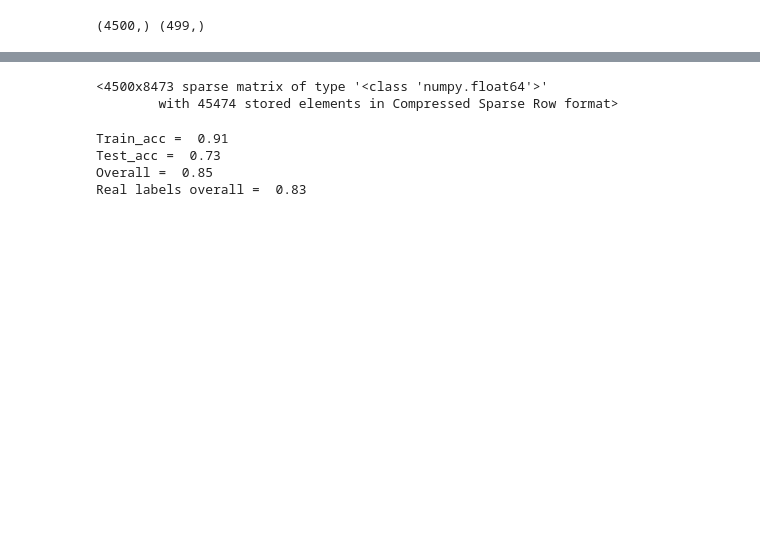
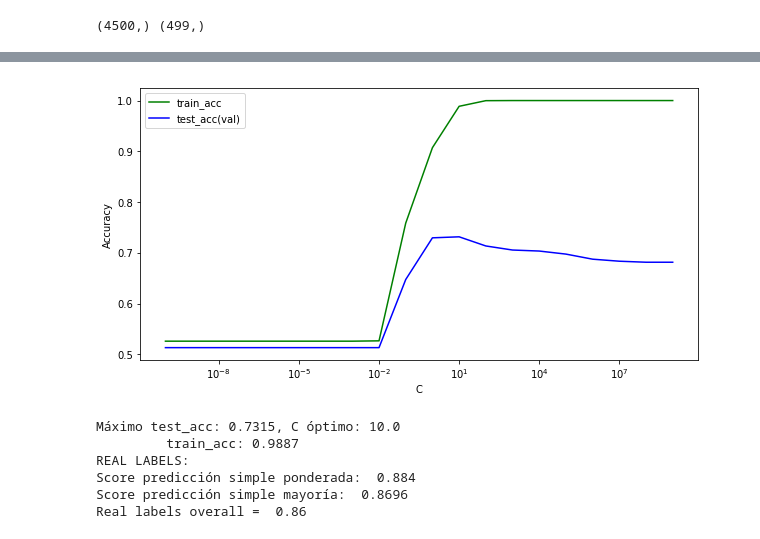
Before and after one commit to Shiroko7/INF-393-Tarea-2, a Jupyter notebook: Tarea_2_parte2.ipynb, the cells around one changed output, grey strips where cells are left out. Drawn from its saved outputs; the diff is of its cells as text; code cells hidden in the pictures; blank space fills up the shorter version.

```diff
--- a/Tarea_2_parte2.ipynb
+++ b/Tarea_2_parte2.ipynb
@@ -164,30 +149,48 @@ def do_LOGIT(x,y,xv,yv, param):
     train_acc = model.score(x,y)
     test_acc = model.score(xv,yv)
     return model, train_acc, test_acc
-# %%
-features_train
-# %% [output]
-<4500x8473 sparse matrix of type '<class 'numpy.float64'>'
-        with 45474 stored elements in Compressed Sparse Row format>
-# %%
-model, train_acc, test_acc = do_LOGIT(x = features_train, y = labels_train, xv = features_val, yv = labels_val, param = 1)
-
-print("Train_acc = ", round(train_acc,2))
-print("Test_acc = ", round(test_acc,2))
-print("Overall = ", round(train_acc*0.7+test_acc*0.3,2))
-
-train_pred = model.predict(features_train)
-test_pred = model.predict(features_val)
-
-all_pred = model.predict(features_all)
-
-print("Real labels overall = ", round(accuracy_score(y_true,all_pred),2))
-#print("Train_acc = ", round(accuracy_score(y_true[0:1499],test_pred),2))
-#print("Test_acc = ", round(accuracy_score(y_true[1499:1499+3500],train_pred),2))
-
-#accuracy_score(y_true,test_pred)
-# %% [output]
-Train_acc =  0.91
-Test_acc =  0.73
-Overall =  0.85
-Real labels overall =  0.83
+# %%
+Cs = [10**i for i in np.arange(-10,10,1).astype(float)]
+
+ltrain = list()
+ltest  = list()
+for i in Cs:
+    model, train_acc, test_acc = do_LOGIT(features_train,labels_train,features_val,labels_val, param = i)
+    ltrain.append(train_acc)
+    ltest.append(test_acc)
+
+plt.figure(figsize=(10,5))
+plt.semilogx(Cs, ltrain, c = 'green', label = 'train_acc')
+plt.semilogx(Cs, ltest, c = 'blue', label = 'test_acc(val)')
+plt.ylabel("Accuracy")
+plt.xlabel("C")
+plt.legend()
+plt.show()
+
+#####
+print("Máximo test_acc: "+str(round(max(ltest),4)) + ", C óptimo: "+ str(round(Cs[ltest.index(max(ltest))],4)))
+print("\t train_acc: "+str(round(ltrain[ltest.index(max(ltest))],4)))
+
+train_pred = model.predict(features_train)
+test_pred = model.predict(features_val)
+
+all_pred = model.predict(features_all)
+
+
+print('REAL LABELS:')
+print('Score predicción simple ponderada: ', round(accuracy_score(y_true=y_true,y_pred=y_simple_pred),4))
+print('Score predicción simple mayoría: ', round(accuracy_score(y_true=y_true,y_pred=y_mayoria_pred),4))
+
+print("Real labels overall = ", round(accuracy_score(y_true,all_pred),2))
+#print("Train_acc = ", round(accuracy_score(y_true[0:1499],test_pred),2))
+#print("Test_acc = ", round(accuracy_score(y_true[1499:1499+3500],train_pred),2))
+
+#accuracy_score(y_true,test_pred)
+# %% [output]
+[figure, added]
+Máximo test_acc: 0.7315, C óptimo: 10.0
+         train_acc: 0.9887
+REAL LABELS:
+Score predicción simple ponderada:  0.884
+Score predicción simple mayoría:  0.8696
+Real labels overall =  0.86
```
Also changed, not shown: parts of 9 cells of this notebook, 1 other file.
